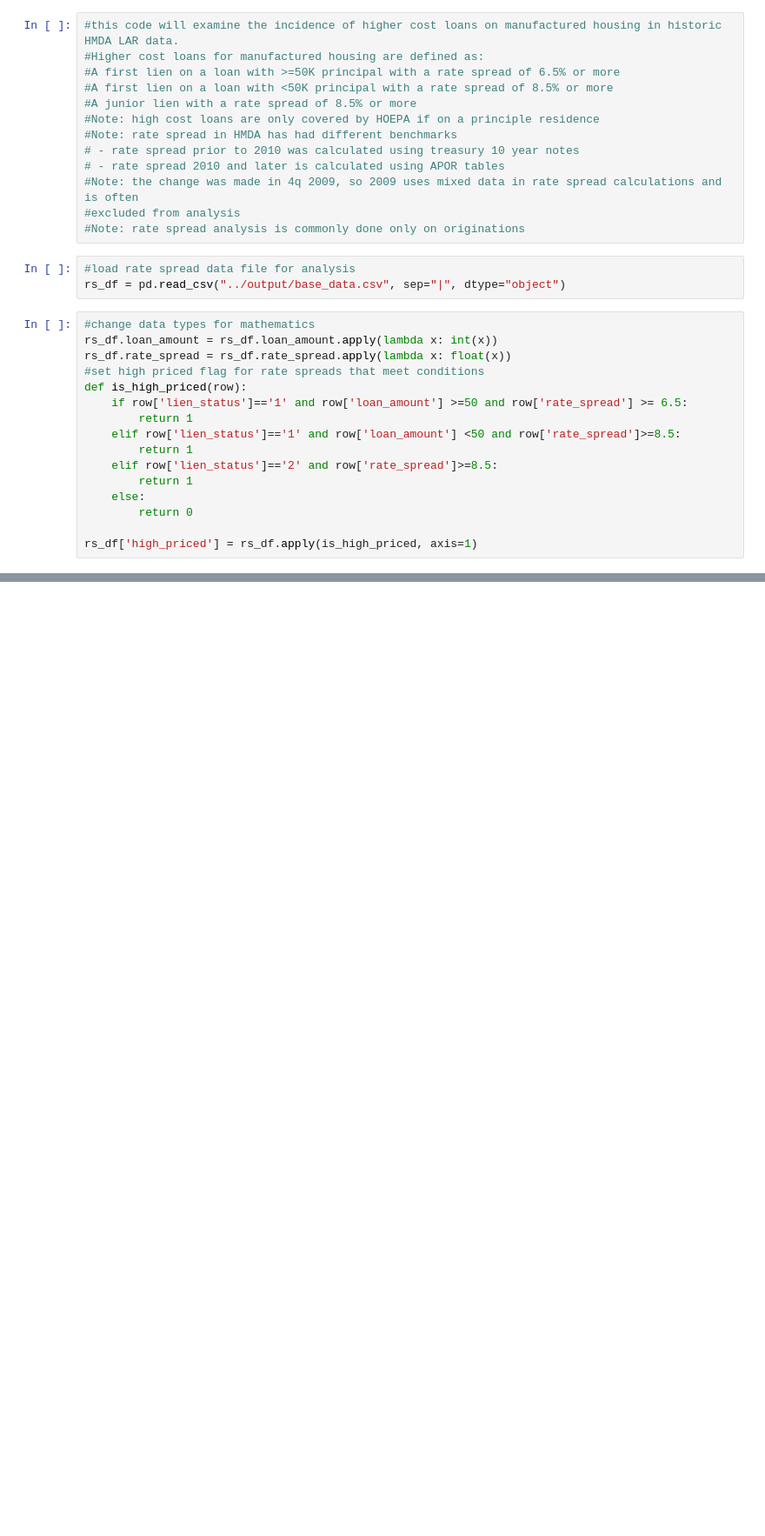
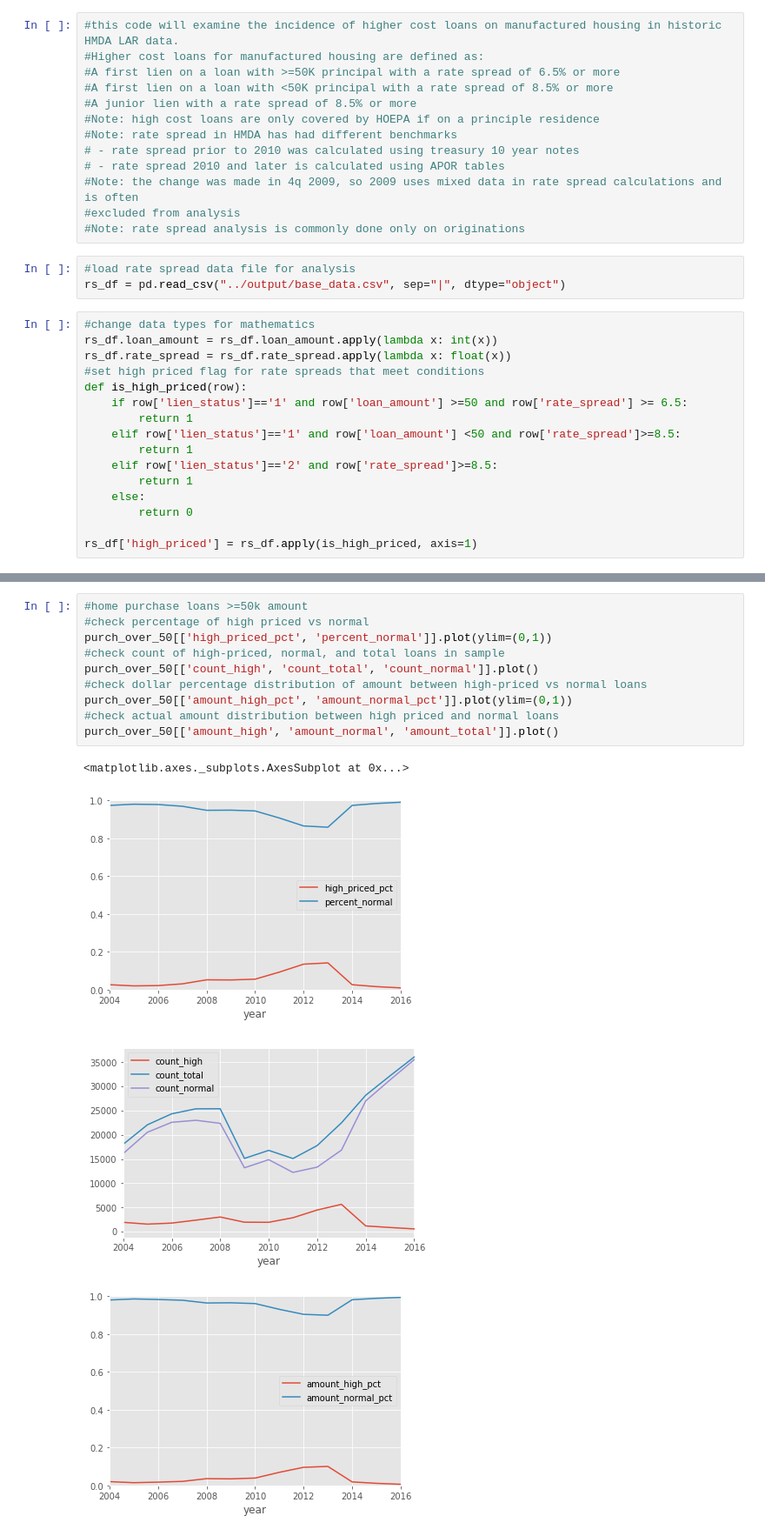
Before and after one commit to Kibrael/HMDA_rate_spread, a Jupyter notebook: python/rate_spread_explore.ipynb, the cells around one changed output, grey strips where cells are left out. Shown at 87% size. Cells and saved outputs as stored; diff of their text form; blank space fills up the shorter version.

```diff
--- a/python/rate_spread_explore.ipynb
+++ b/python/rate_spread_explore.ipynb
@@ -167,0 +197,15 @@ rs_df[(rs_df.loan_purpose=='3')]
+# %%
+#home purchase loans >=50k amount
+#check percentage of high priced vs normal
+purch_over_50[['high_priced_pct', 'percent_normal']].plot(ylim=(0,1))
+#check count of high-priced, normal, and total loans in sample
+purch_over_50[['count_high', 'count_total', 'count_normal']].plot()
+#check dollar percentage distribution of amount between high-priced vs normal loans
+purch_over_50[['amount_high_pct', 'amount_normal_pct']].plot(ylim=(0,1))
+#check actual amount distribution between high priced and normal loans
+purch_over_50[['amount_high', 'amount_normal', 'amount_total']].plot()
+# %% [output]
+<matplotlib.axes._subplots.AxesSubplot at 0x...>
+[figure, added]
+[figure, added]
+[figure, added]
```
Also changed, not shown: parts of 15 cells of this notebook.
